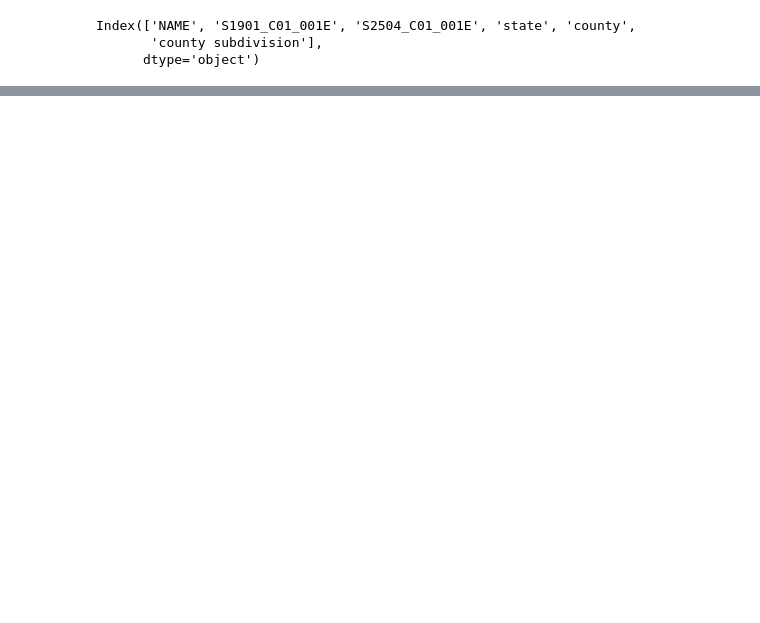
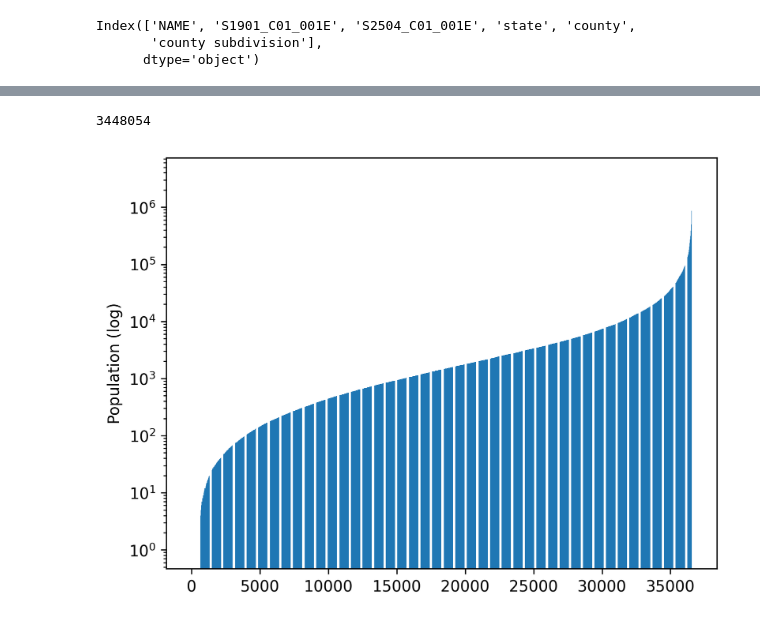
Before and after one commit to minhtriet/zipcodes, a Jupyter notebook: acs_exploration.ipynb, the cells around one changed output, grey strips where cells are left out. Cells and saved outputs as stored; diff of their text form; code cells hidden in the pictures; blank space fills up the shorter version.

Commit message:
add plot for population

```diff
--- a/acs_exploration.ipynb
+++ b/acs_exploration.ipynb
@@ -247,0 +409,24 @@ tmp
+# %%
+tmp = all_states_df['Total population'].values.copy()
+# %%
+tmp = tmp.astype('int')
+# %%
+tmp.sort()
+# %%
+tmp[-1]
+# %% [output]
+3448054
+# %%
+import matplotlib as mpl
+mpl.rcParams['figure.dpi'] = 300
+# %%
+import matplotlib.pyplot as plt
+
+fig, ax = plt.subplots()
+ax.set_yscale('log')
+ax.set_ylabel('Population (log)')
+
+ax.bar(range(len(tmp)), tmp)
+plt.show()
+# %% [output]
+[figure, added]
```
Also changed, not shown: parts of 37 cells of this notebook.
